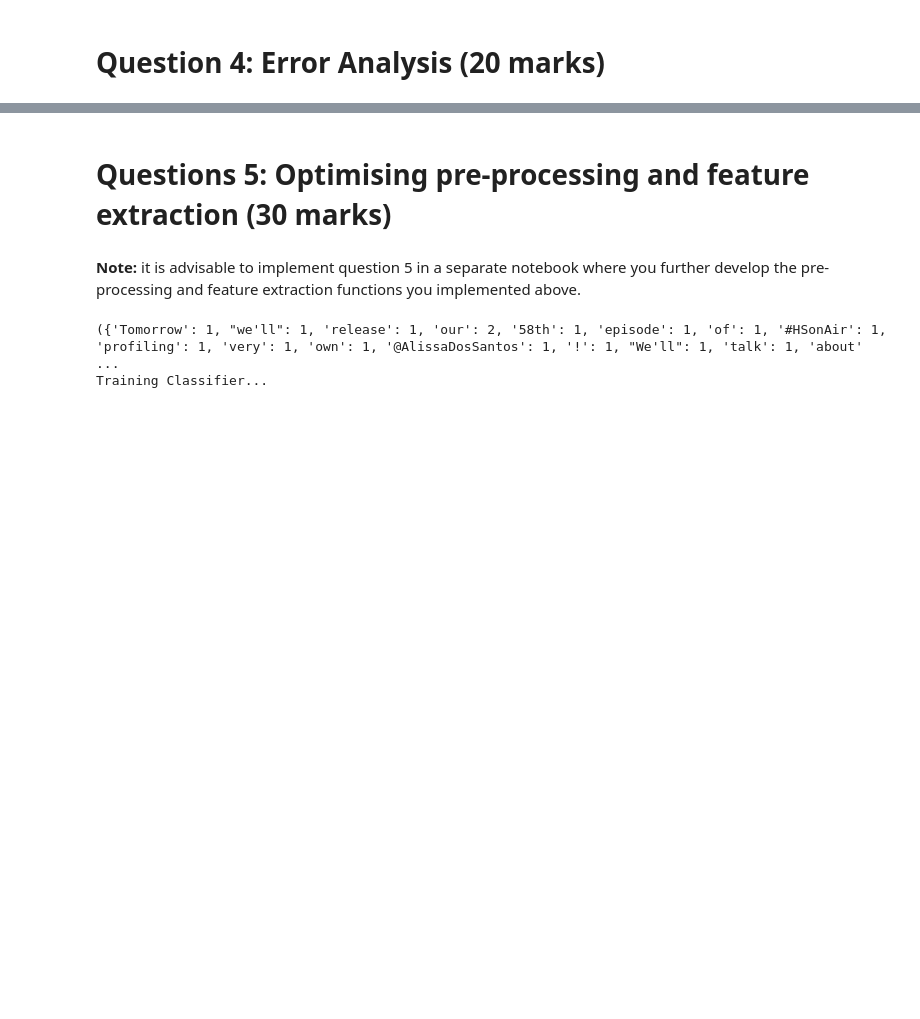
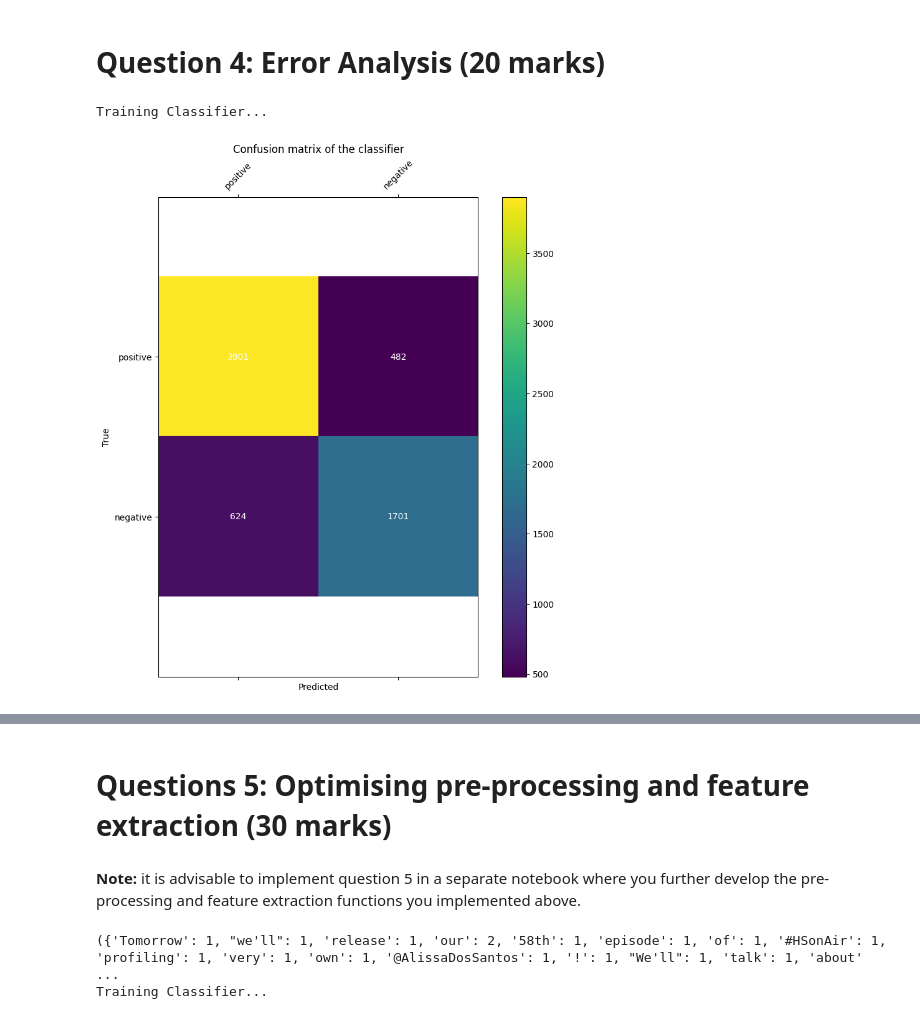
Before and after one commit to mhjp13/small-projects-ai, a Jupyter notebook: qmul/csp763/CW1/230382466-Bheki-Maenetja-CW1.ipynb, the cells around one changed output, grey strips where cells are left out. Drawn from its saved outputs; the diff is of its cells as text; code cells hidden in the pictures; blank space fills up the shorter version.

```diff
--- a/qmul/csp763/CW1/230382466-Bheki-Maenetja-CW1.ipynb
+++ b/qmul/csp763/CW1/230382466-Bheki-Maenetja-CW1.ipynb
@@ -224,3 +235,12 @@ def confusion_matrix_heatmap(y_test, preds, labels):
     plt.ylim(b, t) # update the ylim(bottom, top) values
     plt.show() # ta-da!
     plt.show()
+# %%
+# Plotting confusion matrix
+clf = train_classifier(train_data) # training classifier
+preds = predict_labels([t[0] for t in test_data], clf) # making prediction on test set
+y_true = [t[1] for t in test_data]
+confusion_matrix_heatmap(y_true, preds, ["positive", "negative"])
+# %% [output]
+Training Classifier...
+[figure, added]
```
Also changed, not shown: parts of 3 cells of this notebook.
